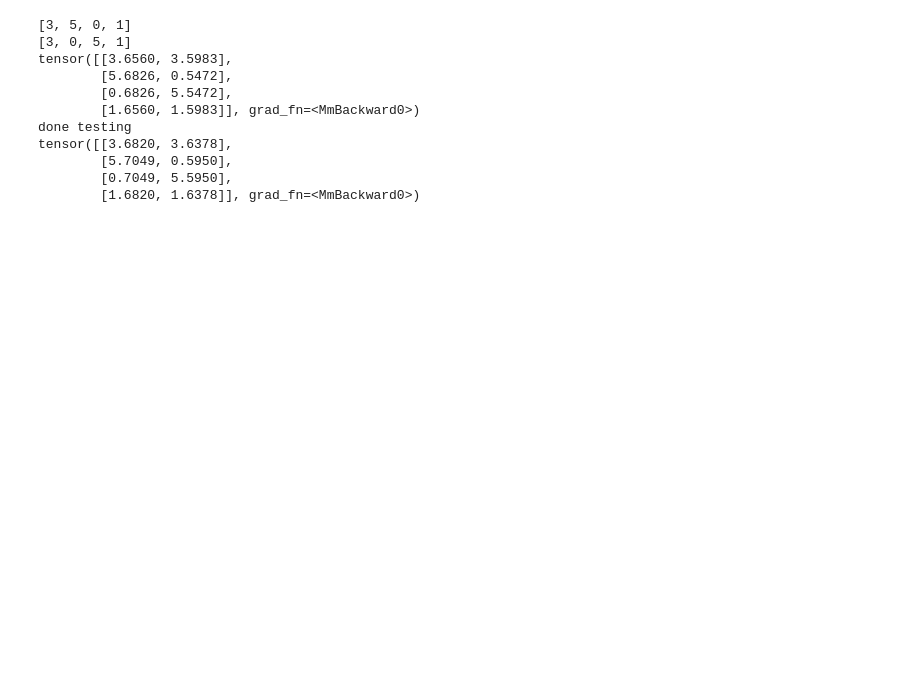
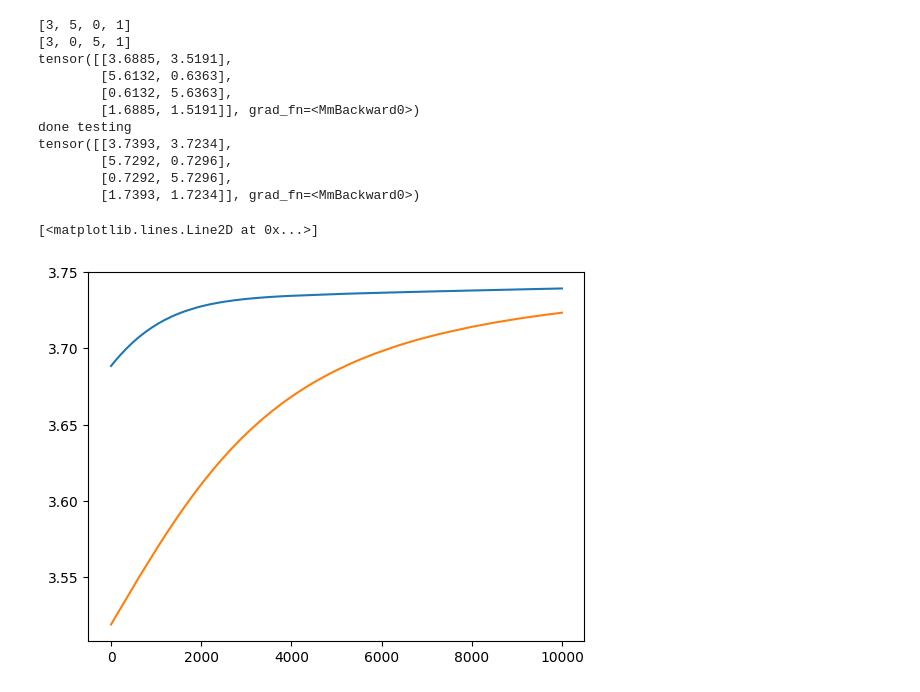
Before and after one commit to gametekker/pdilemn, a Jupyter notebook: SGDCGD.ipynb, the cells around one changed output. Drawn from its saved outputs; the diff is of its cells as text; code cells hidden in the pictures; blank space fills up the shorter version.

Commit message:
notebook plots

```diff
--- a/SGDCGD.ipynb
+++ b/SGDCGD.ipynb
@@ -34,50 +35,64 @@ pl1,pl2=Player(P1_beliefs,[r1,t1,p1,s1]),Player(P2_beliefs,[r2,p2,t2,s2])
 
 # Define optimizers for each player
 # Assuming that Player class has a method 'parameters()' that returns its parameters
-optimizer_p1 = optim.SGD(pl1.parameters(), lr=0.01)
-optimizer_p2 = optim.SGD(pl2.parameters(), lr=0.01)
+optimizer_p1 = optim.SGD(pl1.parameters(), lr=0.001)
+optimizer_p2 = optim.SGD(pl2.parameters(), lr=0.001)
 
 env=PlayerEnv(pl1,pl2,.2)
 
 print(env.play())
 
 print("done testing")
 
 # Training loop
-num_epochs = 100
+num_epochs = 10000
+plot=[[],[]] #plotting
 for epoch in range(num_epochs):
 
+    """
+    The first agent adjusts its parameters attempting to maximize the objective
+    """
     reward = env.play()
+    plot[0].append(float(reward[0,0])) #plotting
     optimizer_p1.zero_grad()
     rp1 = reward[:, 0]
     loss_p1 = -rp1.sum()
     loss_p1.backward()
     optimizer_p1.step()
 
+    """
+    The second agent adjusts its parameters attempting to maximize the objective
+    """
     reward = env.play()
+    plot[1].append(float(reward[0,1])) #plotting
     optimizer_p2.zero_grad()
     rp2 = reward[:, 1]
     loss_p2 = -rp2.sum()
     loss_p2.backward()
     optimizer_p2.step()
 
     # Logging
     #if epoch % 10 == 0:
     #    print(f"Epoch {epoch}: pl1 reward = {rp1.sum().item()}, pl2 reward = {rp2.sum().item()}")
 
 print(env.play())
+
+plt.plot(plot[0], label="Player 1") #plotting
+plt.plot(plot[1], label="Player 2") #plotting
 # %% [output]
 [3, 5, 0, 1]
 [3, 0, 5, 1]
-tensor([[3.6560, 3.5983],
-        [5.6826, 0.5472],
-        [0.6826, 5.5472],
-        [1.6560, 1.5983]], grad_fn=<MmBackward0>)
+tensor([[3.6885, 3.5191],
+        [5.6132, 0.6363],
+        [0.6132, 5.6363],
+        [1.6885, 1.5191]], grad_fn=<MmBackward0>)
 done testing
-tensor([[3.6820, 3.6378],
-        [5.7049, 0.5950],
-        [0.7049, 5.5950],
-        [1.6820, 1.6378]], grad_fn=<MmBackward0>)
+tensor([[3.7393, 3.7234],
+        [5.7292, 0.7296],
+        [0.7292, 5.7296],
+        [1.7393, 1.7234]], grad_fn=<MmBackward0>)
+[<matplotlib.lines.Line2D at 0x...>]
+[figure, added]
 # %%
 from CGDs import ACGD
 lr = 0.0001
```
Also changed, not shown: parts of 2 cells of this notebook.
